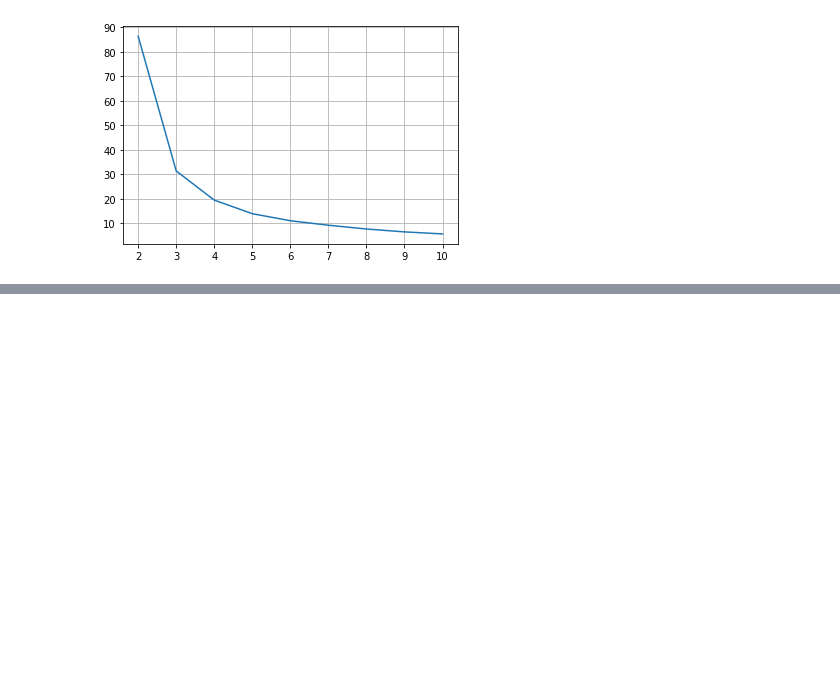
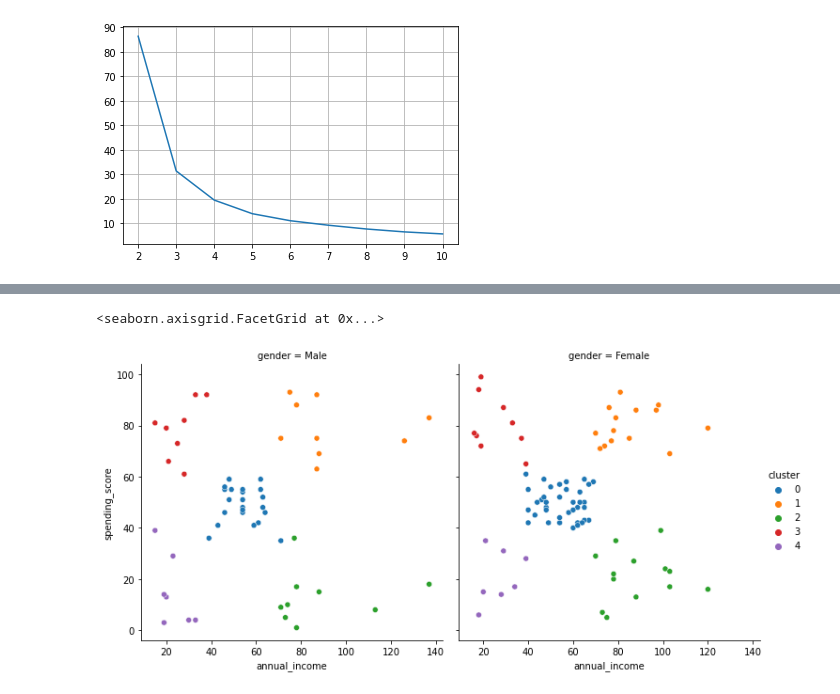
Before and after one commit to raycerna/clustering-exercises, a Jupyter notebook: modeling.ipynb, the cells around one changed output, grey strips where cells are left out. Cells and saved outputs as stored; diff of their text form; code cells hidden in the pictures; blank space fills up the shorter version.

```diff
--- a/modeling.ipynb
+++ b/modeling.ipynb
@@ -56,0 +148,5 @@ plt.grid()
+# %%
+sns.relplot(data=train, hue='cluster', col='gender', y='spending_score', x='annual_income')
+# %% [output]
+<seaborn.axisgrid.FacetGrid at 0x...>
+[figure, added]
```
Also changed, not shown: parts of 8 cells of this notebook.
